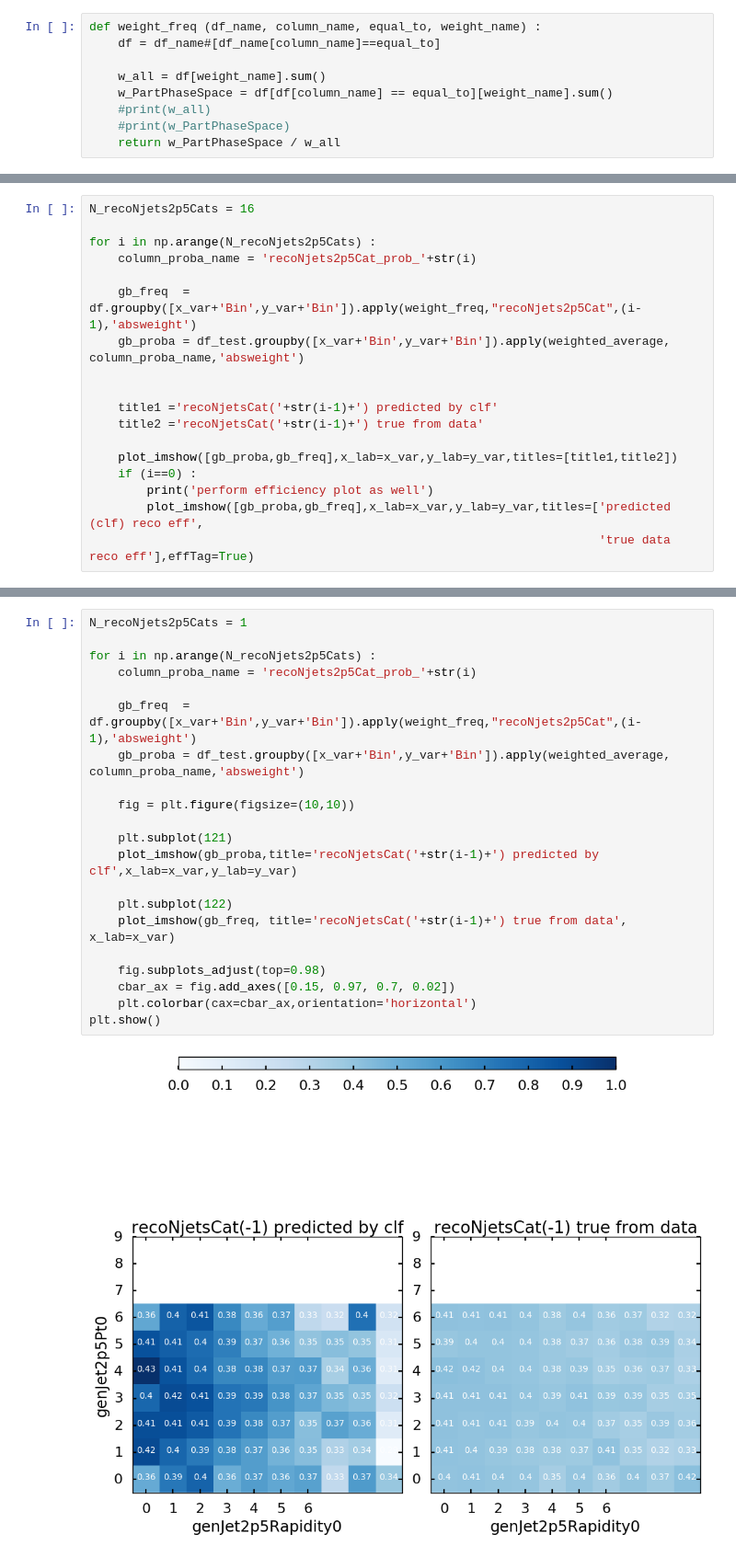
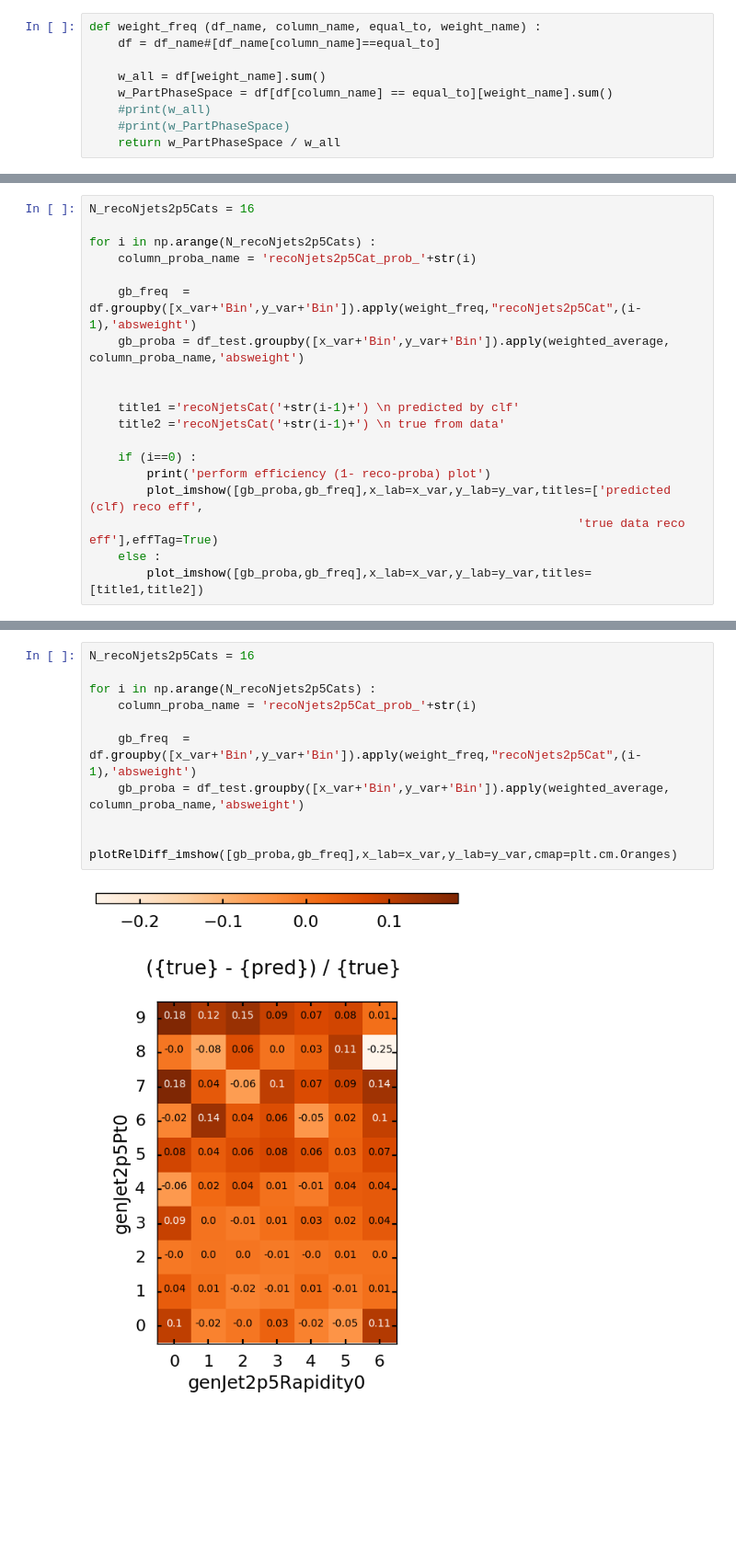
Before and after one commit to jandrejk/higgs_model_dep, a Jupyter notebook: ProjectionPlotsNjets2p5_usingTestSample.ipynb, the cells around one changed output, grey strips where cells are left out. Shown at 92% size. Drawn from its saved outputs; the diff is of its cells as text; blank space fills up the shorter version.

```diff
--- a/ProjectionPlotsNjets2p5_usingTestSample.ipynb
+++ b/ProjectionPlotsNjets2p5_usingTestSample.ipynb
@@ -206,12 +197,13 @@ for i in np.arange(N_recoNjets2p5Cats) :
     gb_proba = df_test.groupby([x_var+'Bin',y_var+'Bin']).apply(weighted_average, column_proba_name,'absweight')
 
 
-    title1 ='recoNjetsCat('+str(i-1)+') predicted by clf'
-    title2 ='recoNjetsCat('+str(i-1)+') true from data'
+    title1 ='recoNjetsCat('+str(i-1)+') \n predicted by clf'
+    title2 ='recoNjetsCat('+str(i-1)+') \n true from data'
 
-    plot_imshow([gb_proba,gb_freq],x_lab=x_var,y_lab=y_var,titles=[title1,title2])
     if (i==0) :
-        print('perform efficiency plot as well')
+        print('perform efficiency (1- reco-proba) plot')
         plot_imshow([gb_proba,gb_freq],x_lab=x_var,y_lab=y_var,titles=['predicted (clf) reco eff',
-                                                                       'true data reco eff'],effTag=True)
+                                                                    'true data reco eff'],effTag=True)
+    else :
+        plot_imshow([gb_proba,gb_freq],x_lab=x_var,y_lab=y_var,titles=[title1,title2])
 # %% [output]
@@ -231,23 +283,12 @@ for i in np.arange(N_recoNjets2p5Cats) :
 # %%
-N_recoNjets2p5Cats = 1
+N_recoNjets2p5Cats = 16
 
 for i in np.arange(N_recoNjets2p5Cats) :
     column_proba_name = 'recoNjets2p5Cat_prob_'+str(i)
 
     gb_freq  = df.groupby([x_var+'Bin',y_var+'Bin']).apply(weight_freq,"recoNjets2p5Cat",(i-1),'absweight')
     gb_proba = df_test.groupby([x_var+'Bin',y_var+'Bin']).apply(weighted_average, column_proba_name,'absweight')
 
-    fig = plt.figure(figsize=(10,10))
-
-    plt.subplot(121)
-    plot_imshow(gb_proba,title='recoNjetsCat('+str(i-1)+') predicted by clf',x_lab=x_var,y_lab=y_var)
-
-    plt.subplot(122)
-    plot_imshow(gb_freq, title='recoNjetsCat('+str(i-1)+') true from data',  x_lab=x_var)
-
-    fig.subplots_adjust(top=0.98)
-    cbar_ax = fig.add_axes([0.15, 0.97, 0.7, 0.02])
-    plt.colorbar(cax=cbar_ax,orientation='horizontal')
-plt.show()
+    plotRelDiff_imshow([gb_proba,gb_freq],x_lab=x_var,y_lab=y_var,cmap=plt.cm.Oranges)
 # %% [output]
-[figure, old version]
+[figure, new version]
```
Also changed, not shown: parts of 22 cells of this notebook.
